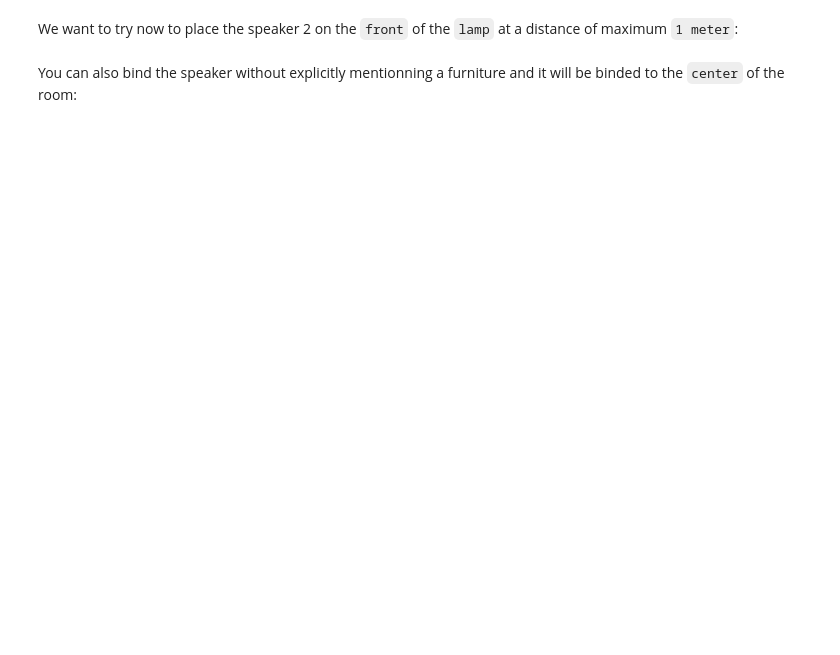
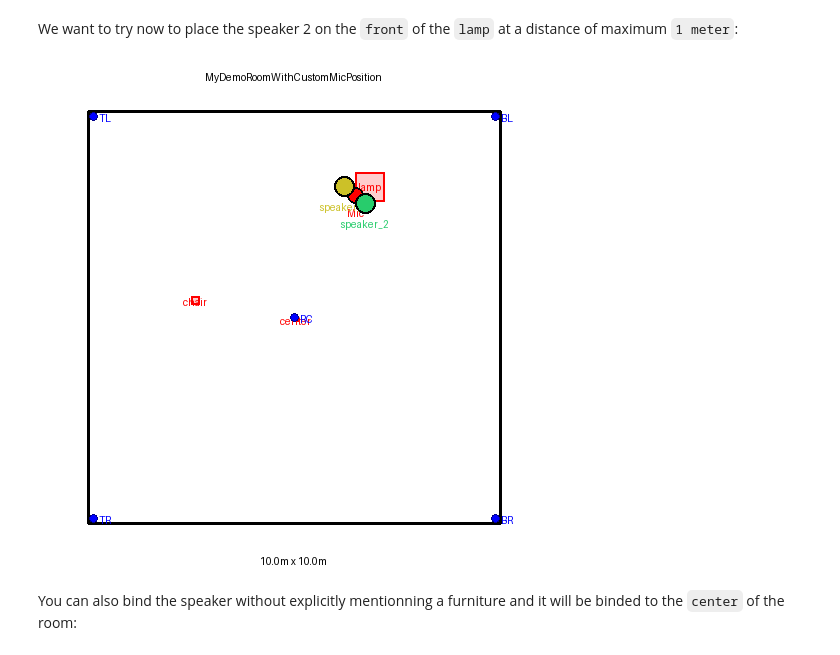
Before and after one commit to idiap/sdialog, a Jupyter notebook: tutorials/12.Rooms.ipynb, the cells around one changed output. Drawn from its saved outputs; the diff is of its cells as text; code cells hidden in the pictures; blank space fills up the shorter version.

```diff
--- a/tutorials/12.Rooms.ipynb
+++ b/tutorials/12.Rooms.ipynb
@@ -338,6 +391,8 @@ from sdialog.audio.audio_utils import SpeakerSide
 # %%
-room.place_speaker_around_furniture(speaker_name="speaker_2", furniture_name="lamp", max_distance=1.5, side=SpeakerSide.FRONT)
+room.place_speaker_around_furniture(speaker_name="speaker_2", furniture_name="lamp", max_distance=1.5, side=SpeakerSide.BACK)
 display(room.to_image())
+# %% [output]
+[figure, added]
 # %% [markdown]
 You can also bind the speaker without explicitly mentionning a furniture and it will be binded to the `center` of the room:
 # %%
```
Also changed, not shown: parts of 24 cells of this notebook, 17 other files.
